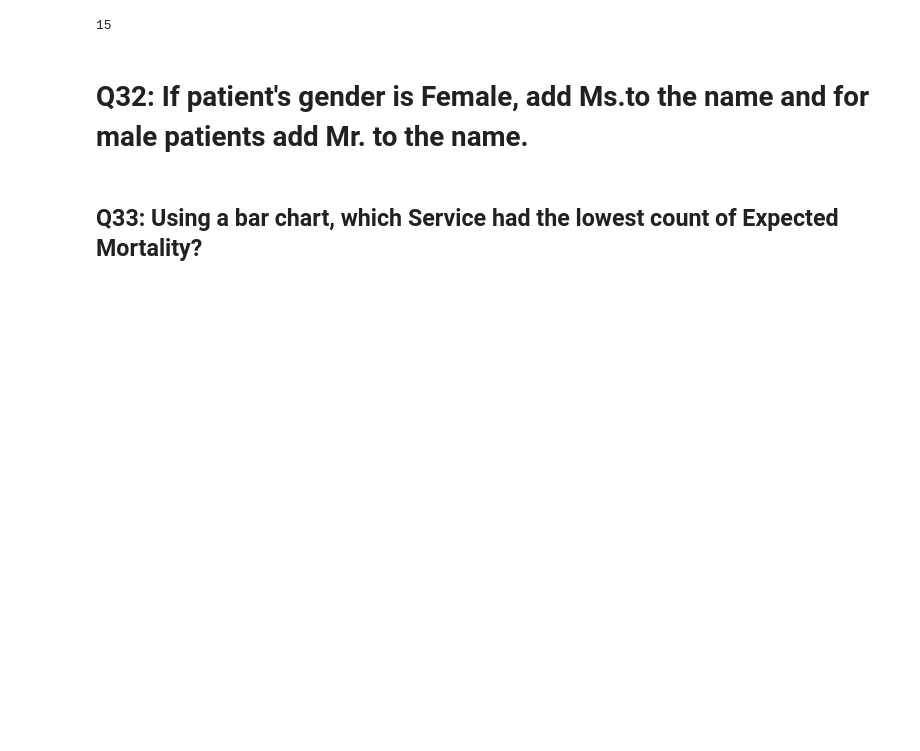
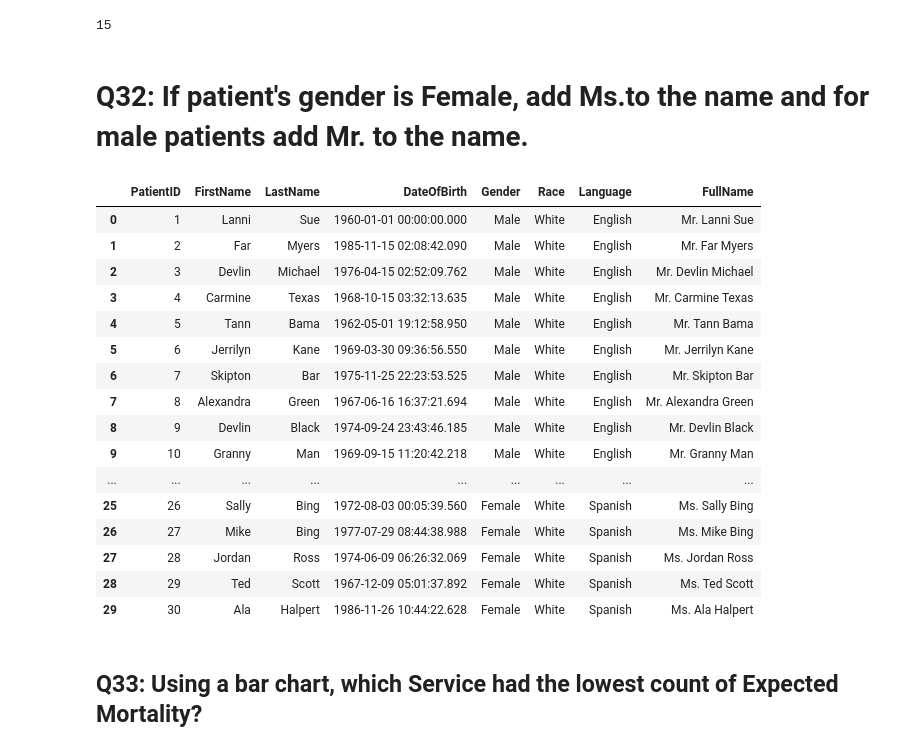
Before and after one commit to Seenu-Raj/Panda_Girls_Team3, a Jupyter notebook: Team3_PandaGirls_Q31-40.ipynb, the cells around one changed output. Cells and saved outputs as stored; diff of their text form; code cells hidden in the pictures; blank space fills up the shorter version.

```diff
--- a/Team3_PandaGirls_Q31-40.ipynb
+++ b/Team3_PandaGirls_Q31-40.ipynb
@@ -23,7 +23,25 @@ len(Patients[RaceWhiteGenderMaleLanguageSpanish])
 # Q32: If patient's gender is Female, add Ms.to the name and for male patients add Mr. to the name.
 # %%
 Patients['FullName']=(Patients['Gender'].str.replace('Male','Mr.').str.replace('Female','Ms.') + ' '+ Patients['FirstName']+ ' ' +Patients['LastName'])
-#Patients.head(30)
+Patients.head(30)
+# %% [output]
+|  | PatientID | FirstName | LastName | DateOfBirth | Gender | Race | Language | FullName |
+| 0 | 1 | Lanni | Sue | 1960-01-01 00:00:00.000 | Male | White | English | Mr. Lanni Sue |
+| 1 | 2 | Far | Myers | 1985-11-15 02:08:42.090 | Male | White | English | Mr. Far Myers |
+| 2 | 3 | Devlin | Michael | 1976-04-15 02:52:09.762 | Male | White | English | Mr. Devlin Michael |
+| 3 | 4 | Carmine | Texas | 1968-10-15 03:32:13.635 | Male | White | English | Mr. Carmine Texas |
+| 4 | 5 | Tann | Bama | 1962-05-01 19:12:58.950 | Male | White | English | Mr. Tann Bama |
+| 5 | 6 | Jerrilyn | Kane | 1969-03-30 09:36:56.550 | Male | White | English | Mr. Jerrilyn Kane |
+| 6 | 7 | Skipton | Bar | 1975-11-25 22:23:53.525 | Male | White | English | Mr. Skipton Bar |
+| 7 | 8 | Alexandra | Green | 1967-06-16 16:37:21.694 | Male | White | English | Mr. Alexandra Green |
+| 8 | 9 | Devlin | Black | 1974-09-24 23:43:46.185 | Male | White | English | Mr. Devlin Black |
+| 9 | 10 | Granny | Man | 1969-09-15 11:20:42.218 | Male | White | English | Mr. Granny Man |
+| ... | ... | ... | ... | ... | ... | ... | ... | ... |
+| 25 | 26 | Sally | Bing | 1972-08-03 00:05:39.560 | Female | White | Spanish | Ms. Sally Bing |
+| 26 | 27 | Mike | Bing | 1977-07-29 08:44:38.988 | Female | White | Spanish | Ms. Mike Bing |
+| 27 | 28 | Jordan | Ross | 1974-06-09 06:26:32.069 | Female | White | Spanish | Ms. Jordan Ross |
+| 28 | 29 | Ted | Scott | 1967-12-09 05:01:37.892 | Female | White | Spanish | Ms. Ted Scott |
+| 29 | 30 | Ala | Halpert | 1986-11-26 10:44:22.628 | Female | White | Spanish | Ms. Ala Halpert |
 # %% [markdown]
 ## Q33: Using a bar chart, which Service had the lowest count of Expected Mortality?
 # %%
```
Also changed, not shown: parts of 2 cells of this notebook, 1 other file.
